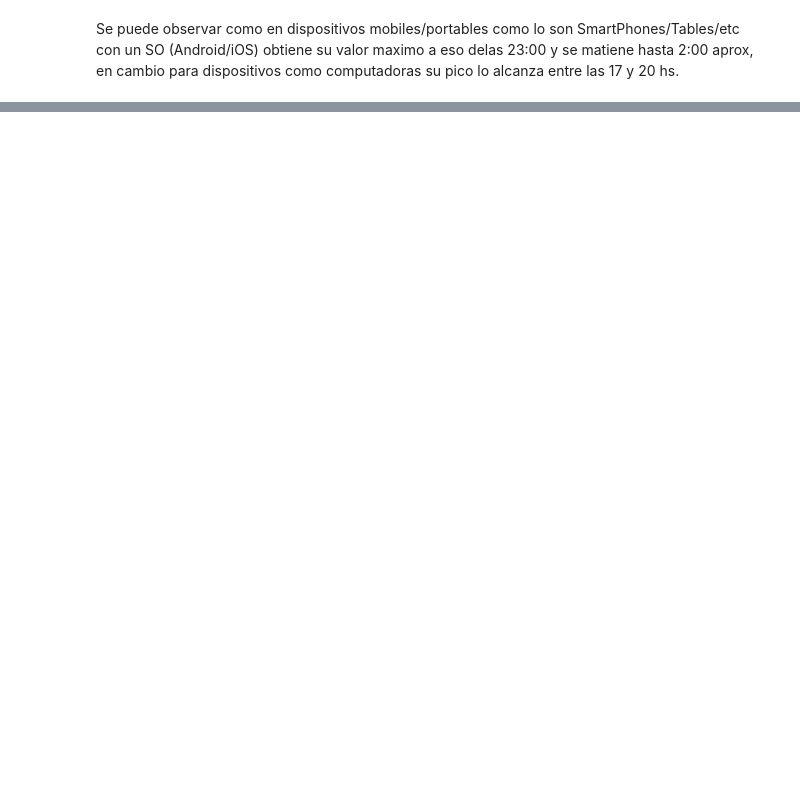
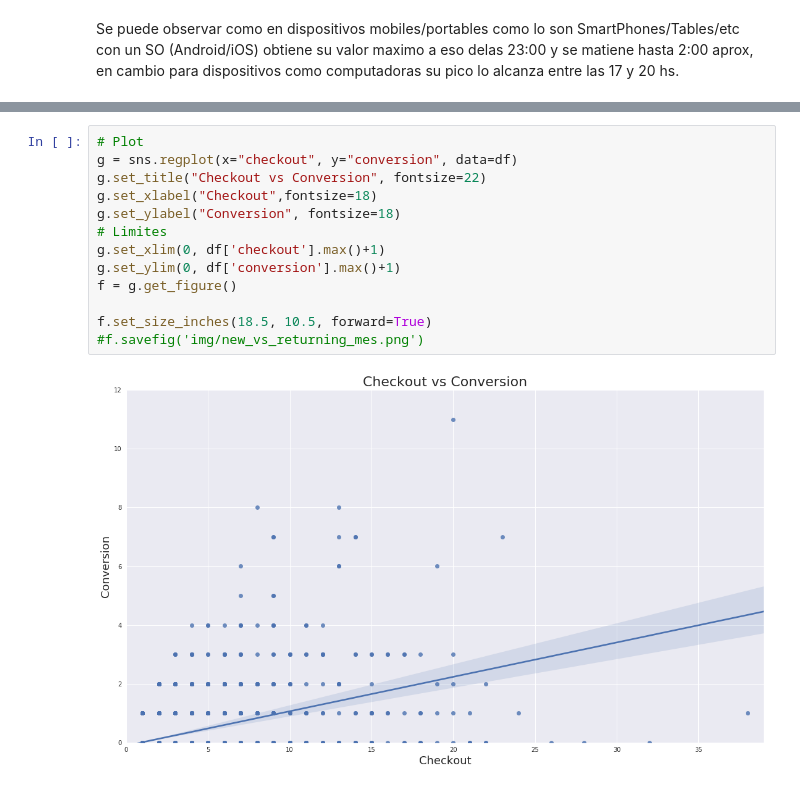
Before and after one commit to bauticanavese/Datos-Tps, a Jupyter notebook: TP1/Calculos Previos/AnlaisisExp-BC.ipynb, the cells around one changed output, grey strips where cells are left out. Cells and saved outputs as stored; diff of their text form; blank space fills up the shorter version.

```diff
--- a/TP1/Calculos Previos/AnlaisisExp-BC.ipynb
+++ b/TP1/Calculos Previos/AnlaisisExp-BC.ipynb
@@ -298,0 +323,15 @@ su pico lo alcanza entre las 17 y 20 hs.
+# %%
+# Plot
+g = sns.regplot(x="checkout", y="conversion", data=df)
+g.set_title("Checkout vs Conversion", fontsize=22)
+g.set_xlabel("Checkout",fontsize=18)
+g.set_ylabel("Conversion", fontsize=18)
+# Limites
+g.set_xlim(0, df['checkout'].max()+1)
+g.set_ylim(0, df['conversion'].max()+1)
+f = g.get_figure()
+
+f.set_size_inches(18.5, 10.5, forward=True)
+#f.savefig('img/new_vs_returning_mes.png')
+# %% [output]
+[figure, added]
```
Also changed, not shown: parts of 12 cells of this notebook.
